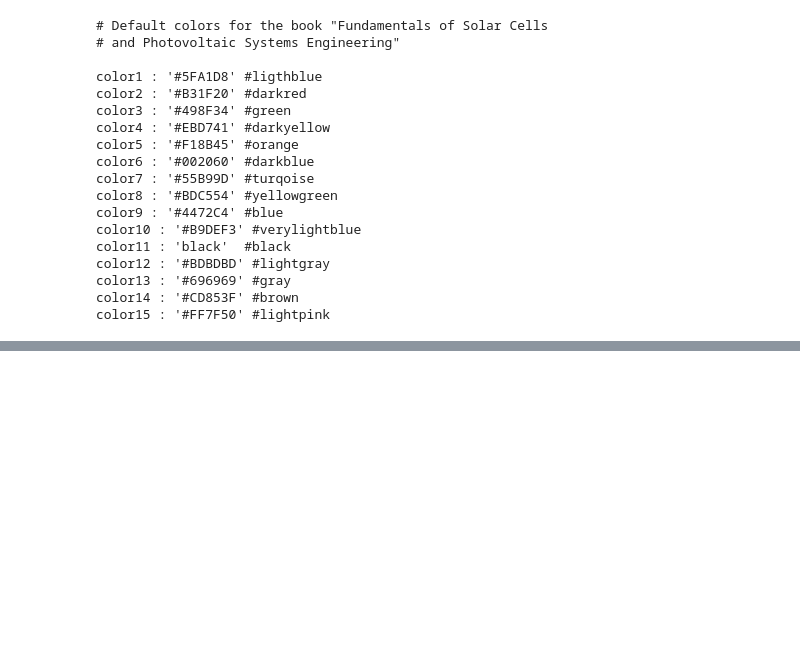
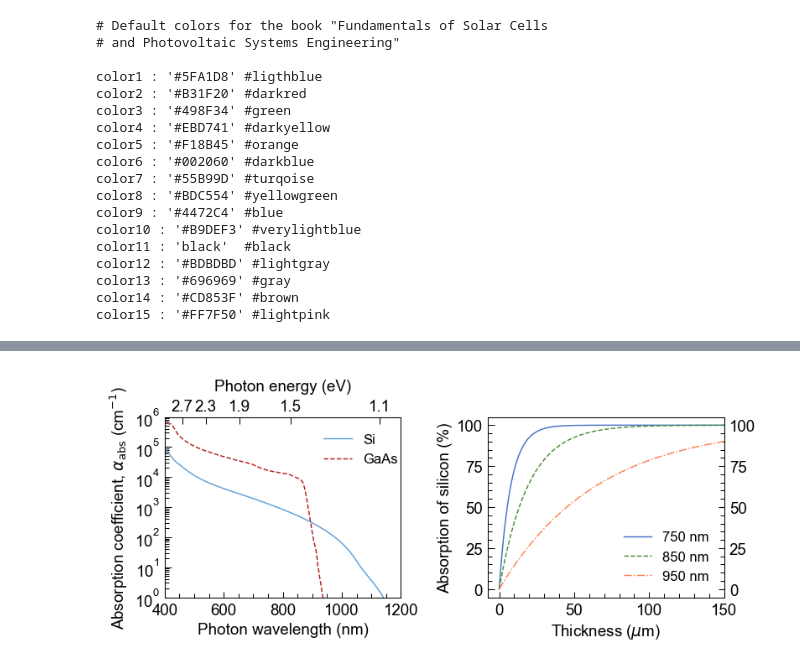
Before and after one commit to martavp/pv-textbook, a Jupyter notebook: Figures/Chapter_03/figures_python/fig_absorption_coefficients.ipynb, the cells around one changed output, grey strips where cells are left out. Cells and saved outputs as stored; diff of their text form; code cells hidden in the pictures; blank space fills up the shorter version.

Commit message:
update figures 3.5 nd 3.21

```diff
--- a/Figures/Chapter_03/figures_python/fig_absorption_coefficients.ipynb
+++ b/Figures/Chapter_03/figures_python/fig_absorption_coefficients.ipynb
@@ -115,0 +65,55 @@ plt.tight_layout()
+# %%
+fig = plt.figure(figsize=(1.6*FIG_WIDTH, 0.7*FIG_WIDTH), dpi=DPI_PLOT)
+ax = fig.add_subplot(121)
+
+ax.plot(1240/abs_coef_Si[0], abs_coef_Si[1], c=colors['color1'], label='Si')
+ax.plot(1240/abs_coef_GaAs[0], abs_coef_GaAs[1], '--', c=colors['color2'], label='GaAs')
+ax.set_yscale('log')
+ax.set_ylim(1, 1e6)
+ax.set_xlim(400, 1200)
+ax.set_xlabel('Photon wavelength (nm)')
+ax.set_ylabel(r'Absorption coefficient, $\alpha_{\mathrm{abs}}$ (cm$^{-1}$)')
+ax.xaxis.set_minor_locator(AutoMinorLocator(4))
+ax.yaxis.set_major_locator(LogLocator(base=10, numticks=8))
+ax.yaxis.set_minor_locator(LogLocator(base=10, subs=np.linspace(0.2,0.9,8),
+                                              numticks=8))
+def nm2eV(x):
+    return 1240/x
+
+def eV2nm(x):
+    return nm2eV(x)
+
+secax = ax.secondary_xaxis('top', functions=(nm2eV, eV2nm))
+secax.set_xticks(np.array([1.1, 1.5, 1.9, 2.3, 2.7]))
+secax.set_xlabel('Photon energy (eV)', labelpad=5)
+secax.tick_params('x', pad=1.5)
+
+ax.legend(loc=[0.65, 0.7])
+#-------------------------------
+with mpl.rc_context({'ytick.right':True}):
+    ax2 = fig.add_subplot(122)
+
+    thickness =np.linspace(0, 150, 500) # um
+    low = 1240/750 #eV
+    med = 1240/850 #eV
+    high = 1240/950 #eV
+
+    ax2.plot(thickness, [100*absorption(ac_interp_Si(low), t) for t in thickness], '-',c=colors['color9'], label=r'%d nm' % (1240/low))
+    ax2.plot(thickness, [100*absorption(ac_interp_Si(med), t) for t in thickness], '--', c=colors['color3'], label='%d nm' % (1240/med))
+    ax2.plot(thickness, [100*absorption(ac_interp_Si(high), t) for t in thickness], '-.', c=colors['color15'], label='%d nm' % (1240/high))
+    ax2.set_yscale('linear')
+    ax2.set_xlabel(r'Thickness ($\mu$m)')
+    ax2.set_ylabel('Absorption of silicon (%)')
+    ax2.set_ylim(None, 105)
+    ax2.set_xlim(None, 150)
+    ax2.xaxis.set_minor_locator(AutoMinorLocator(5))
+    ax2.yaxis.set_minor_locator(AutoMinorLocator(5))
+    ax2.tick_params(labelbottom=True, labeltop=False, labelleft=True, labelright=True)
+    ax2.yaxis.set_minor_locator(AutoMinorLocator(5))
+    ax2.legend(loc=[0.55, 0.05])
+    #-------------------------------
+    plt.tight_layout()
+
+#plt.savefig ('./abs_coef.png', dpi=DPI_SAVE)
+# %% [output]
+[figure, added]
```
Also changed, not shown: parts of 2 cells of this notebook, 13 other files.
